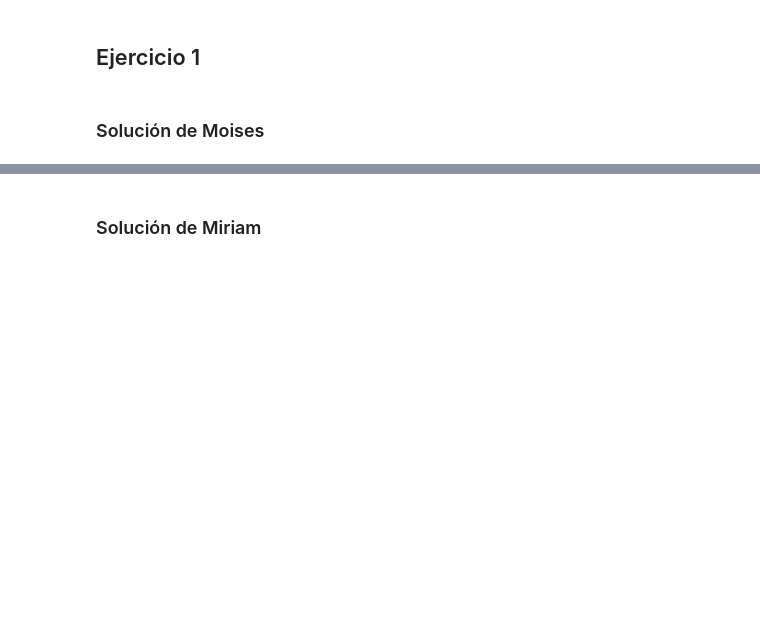
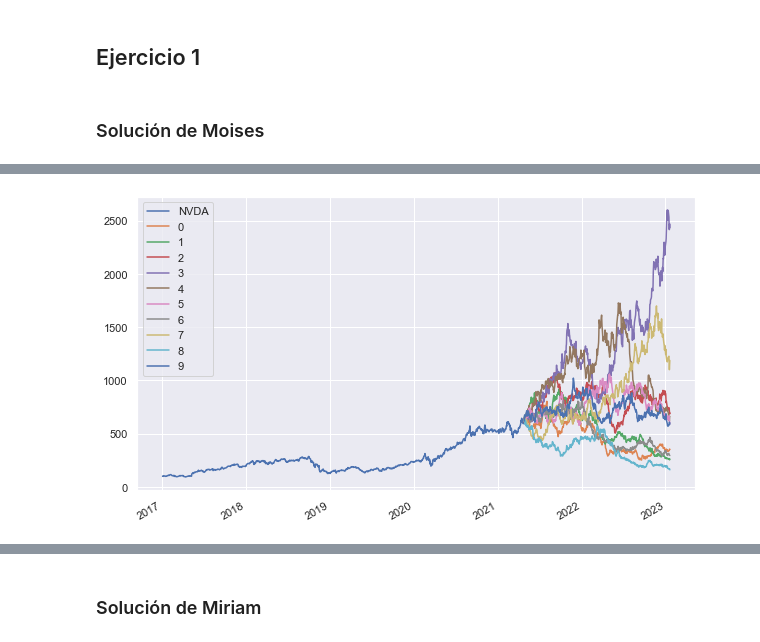
Before and after one commit to Miriam1999/Tarea9_MFlores_MERosas, a Jupyter notebook: Tarea9_MFlores_MERosas.ipynb, the cells around one changed output, grey strips where cells are left out. Saved outputs shown, nothing was run; the diff lists cells and outputs as text; code cells hidden in the pictures; blank space fills up the shorter version.

```diff
--- a/Tarea9_MFlores_MERosas.ipynb
+++ b/Tarea9_MFlores_MERosas.ipynb
@@ -19,0 +245,4 @@
+# %%
+pd.concat([closes_nvda,sim_closes.iloc[:,:10]]).plot(figsize=[10,6]);
+# %% [output]
+[figure, added]
```
Also changed, not shown: parts of 46 cells of this notebook.
